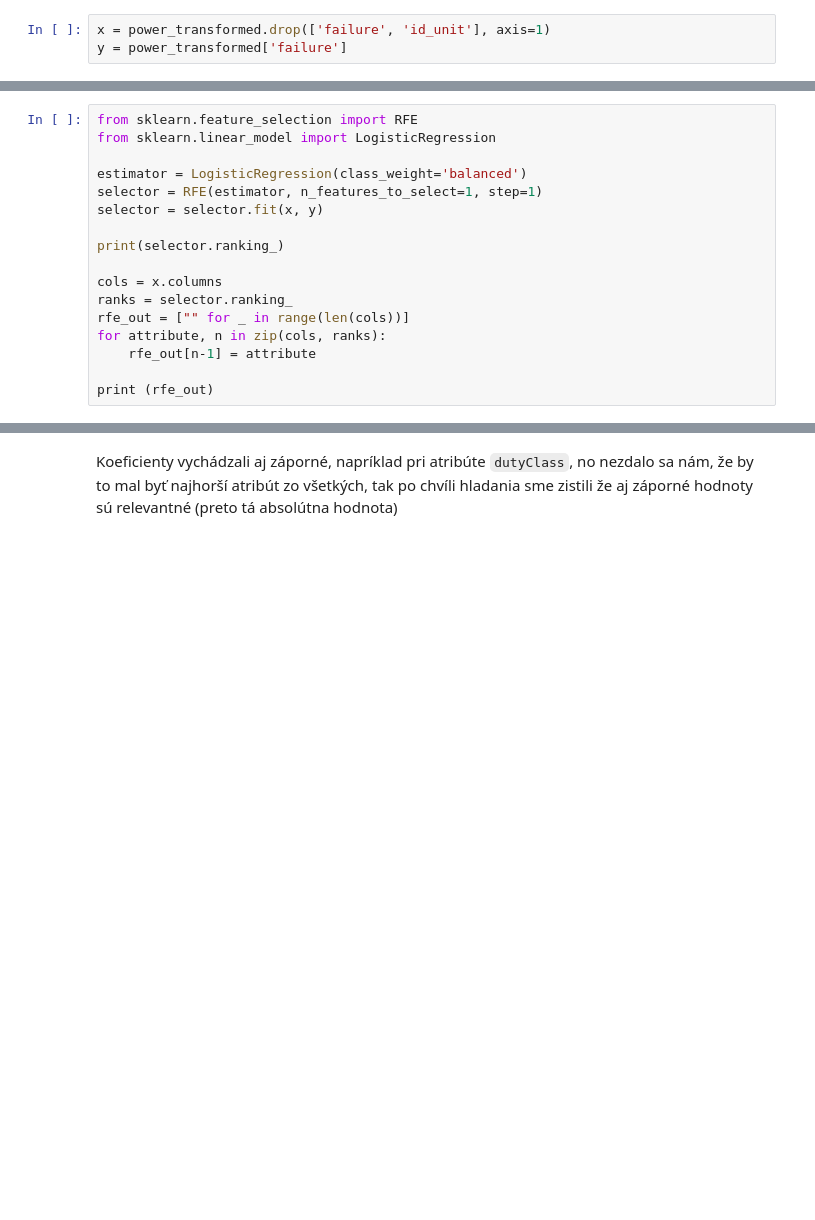
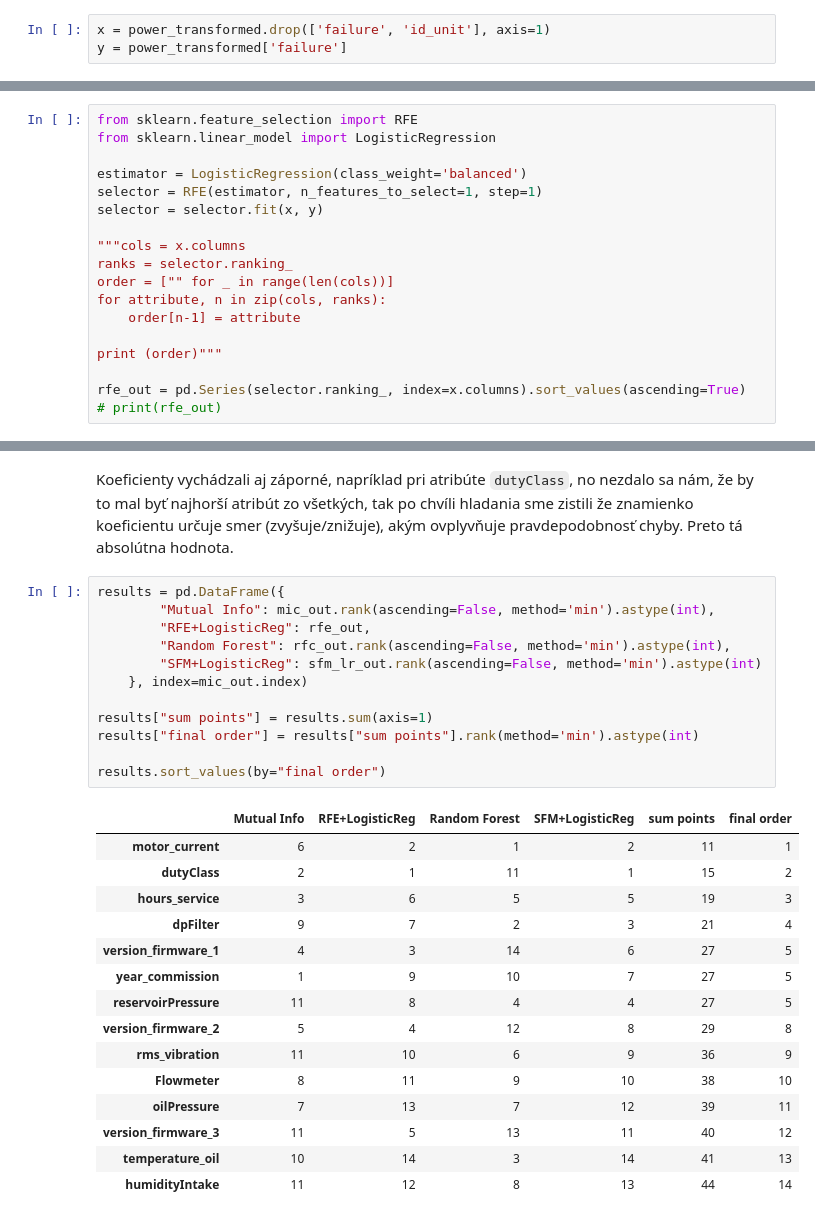
Before and after one commit to Langos428/IAU_projekt, a Jupyter notebook: faza2.ipynb, the cells around one changed output, grey strips where cells are left out. Drawn from its saved outputs; the diff is of its cells as text; blank space fills up the shorter version.

```diff
--- a/faza2.ipynb
+++ b/faza2.ipynb
@@ -302,12 +294,13 @@ estimator = LogisticRegression(class_weight='balanced')
 selector = RFE(estimator, n_features_to_select=1, step=1)
 selector = selector.fit(x, y)
 
-print(selector.ranking_)
+"""cols = x.columns
+ranks = selector.ranking_
+order = ["" for _ in range(len(cols))]
+for attribute, n in zip(cols, ranks):
+    order[n-1] = attribute
 
-cols = x.columns
-ranks = selector.ranking_
-rfe_out = ["" for _ in range(len(cols))]
-for attribute, n in zip(cols, ranks):
-    rfe_out[n-1] = attribute
+print (order)"""
 
-print (rfe_out)
+rfe_out = pd.Series(selector.ranking_, index=x.columns).sort_values(ascending=True)
+# print(rfe_out)
@@ -366,2 +323,30 @@ dtype: float64
 # %% [markdown]
-Koeficienty vychádzali aj záporné, napríklad pri atribúte `dutyClass`, no nezdalo sa nám, že by to mal byť najhorší atribút zo všetkých, tak po chvíli hladania sme zistili že aj záporné hodnoty sú relevantné (preto tá absolútna hodnota)
+Koeficienty vychádzali aj záporné, napríklad pri atribúte `dutyClass`, no nezdalo sa nám, že by to mal byť najhorší atribút zo všetkých, tak po chvíli hladania sme zistili že znamienko koeficientu určuje smer (zvyšuje/znižuje), akým ovplyvňuje pravdepodobnosť chyby. Preto tá absolútna hodnota.
+# %%
+results = pd.DataFrame({
+        "Mutual Info": mic_out.rank(ascending=False, method='min').astype(int),
+        "RFE+LogisticReg": rfe_out,
+        "Random Forest": rfc_out.rank(ascending=False, method='min').astype(int),
+        "SFM+LogisticReg": sfm_lr_out.rank(ascending=False, method='min').astype(int)
+    }, index=mic_out.index)
+
+results["sum points"] = results.sum(axis=1)
+results["final order"] = results["sum points"].rank(method='min').astype(int)
+
+results.sort_values(by="final order")
+# %% [output]
+|  | Mutual Info | RFE+LogisticReg | Random Forest | SFM+LogisticReg | sum points | final order |
+| motor_current | 6 | 2 | 1 | 2 | 11 | 1 |
+| dutyClass | 2 | 1 | 11 | 1 | 15 | 2 |
+| hours_service | 3 | 6 | 5 | 5 | 19 | 3 |
+| dpFilter | 9 | 7 | 2 | 3 | 21 | 4 |
+| version_firmware_1 | 4 | 3 | 14 | 6 | 27 | 5 |
+| year_commission | 1 | 9 | 10 | 7 | 27 | 5 |
+| reservoirPressure | 11 | 8 | 4 | 4 | 27 | 5 |
+| version_firmware_2 | 5 | 4 | 12 | 8 | 29 | 8 |
+| rms_vibration | 11 | 10 | 6 | 9 | 36 | 9 |
+| Flowmeter | 8 | 11 | 9 | 10 | 38 | 10 |
+| oilPressure | 7 | 13 | 7 | 12 | 39 | 11 |
+| version_firmware_3 | 11 | 5 | 13 | 11 | 40 | 12 |
+| temperature_oil | 10 | 14 | 3 | 14 | 41 | 13 |
+| humidityIntake | 11 | 12 | 8 | 13 | 44 | 14 |
```
Also changed, not shown: parts of 9 cells of this notebook.
